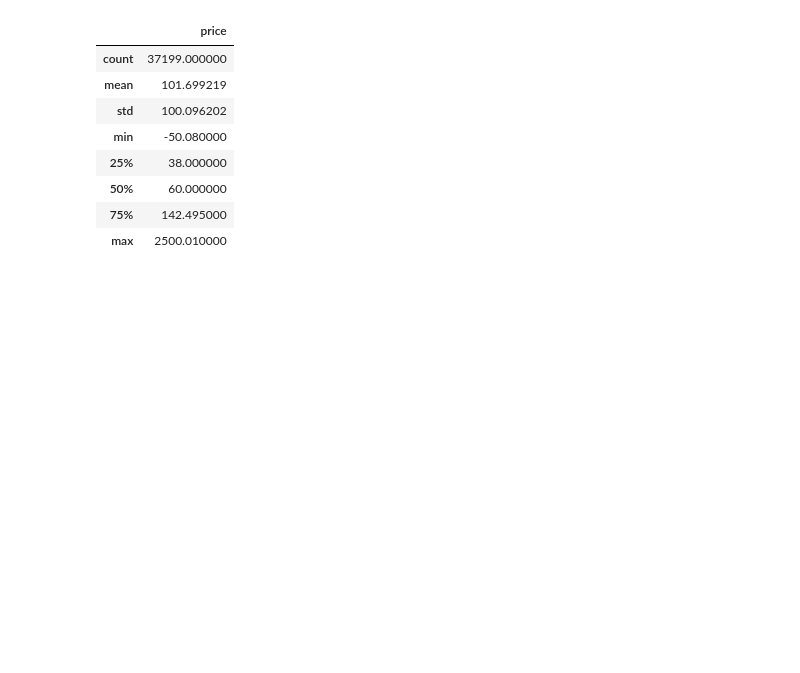
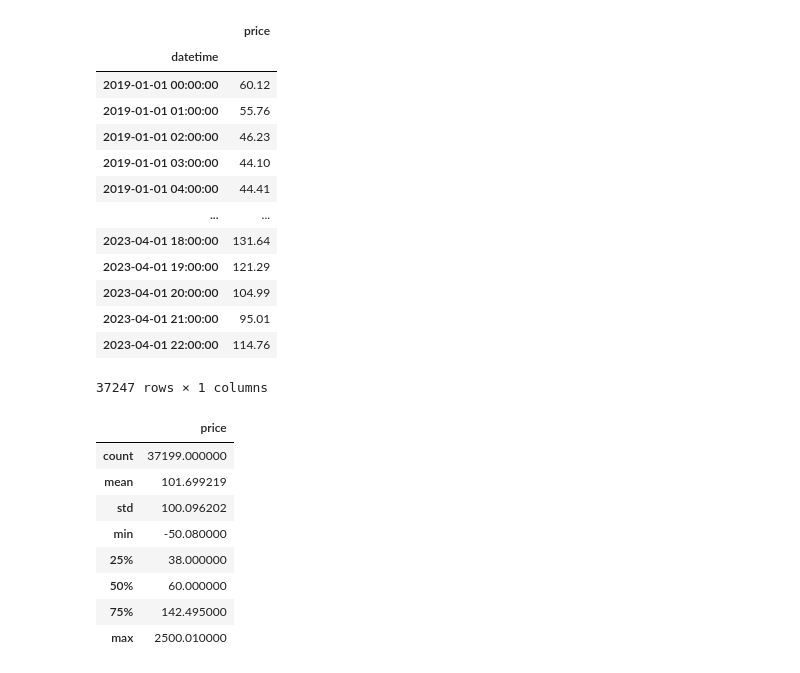
Before and after one commit to manueldevillena/forecast-earnings, a Jupyter notebook: notebooks/explore_data.ipynb, the cells around one changed output. Drawn from its saved outputs; the diff is of its cells as text; code cells hidden in the pictures; blank space fills up the shorter version.

```diff
--- a/notebooks/explore_data.ipynb
+++ b/notebooks/explore_data.ipynb
@@ -7,8 +7,25 @@ complete_dataset_path = Path().cwd().parent / "data" / "raw_data"
 traintest_dataset_path = Path().cwd().parent / "data" / "processed_data" / "train_test"
 validate_dataset_path = Path().cwd().parent / "data" / "processed_data" / "validate"
 # %%
-params = ["spot_price", "energy"]
+params = ["price", "energy"]
 complete_dataset = {param: pd.read_csv(complete_dataset_path / f"{param}.csv", index_col=0) for param in params}
 traintest_dataset = {param: pd.read_csv(traintest_dataset_path / f"{param}.csv", index_col=0) for param in params}
 validate_dataset = {param: pd.read_csv(validate_dataset_path / f"{param}.csv", index_col=0) for param in params}
+# %%
+complete_dataset["price"]
+# %% [output]
+|  | price |
+| datetime |  |
+| 2019-01-01 00:00:00 | 60.12 |
+| 2019-01-01 01:00:00 | 55.76 |
+| 2019-01-01 02:00:00 | 46.23 |
+| 2019-01-01 03:00:00 | 44.10 |
+| 2019-01-01 04:00:00 | 44.41 |
+| ... | ... |
+| 2023-04-01 18:00:00 | 131.64 |
+| 2023-04-01 19:00:00 | 121.29 |
+| 2023-04-01 20:00:00 | 104.99 |
+| 2023-04-01 21:00:00 | 95.01 |
+| 2023-04-01 22:00:00 | 114.76 |
+37247 rows × 1 columns
 # %%
```
Also changed, not shown: parts of 1 cell of this notebook, 13 other files.
